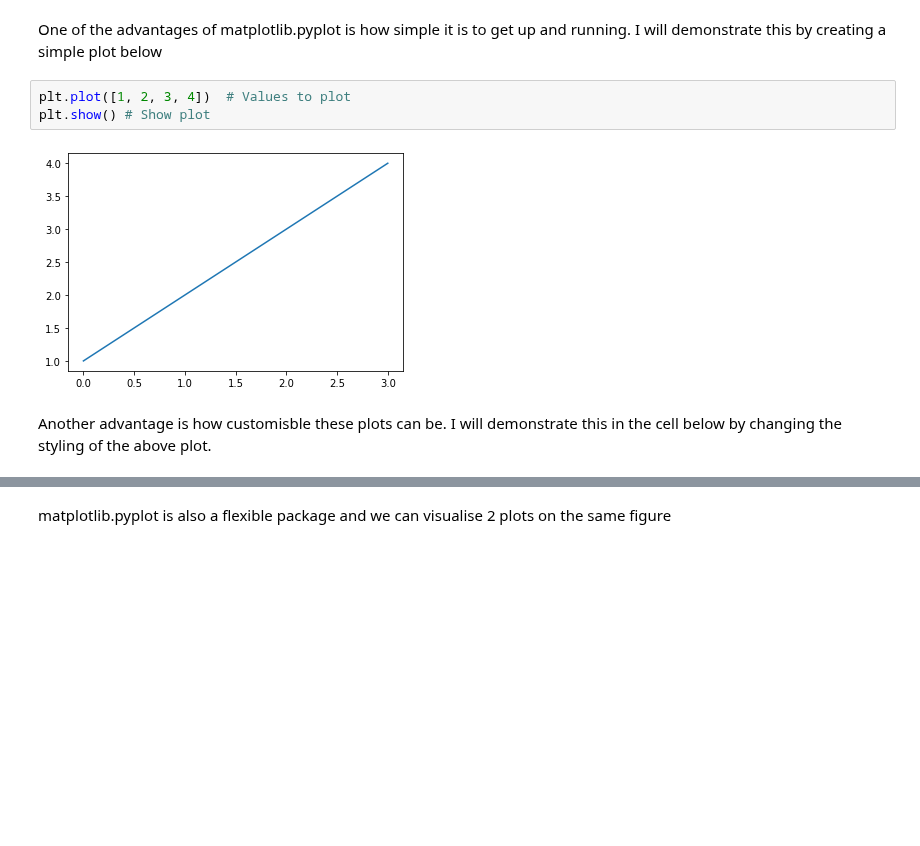
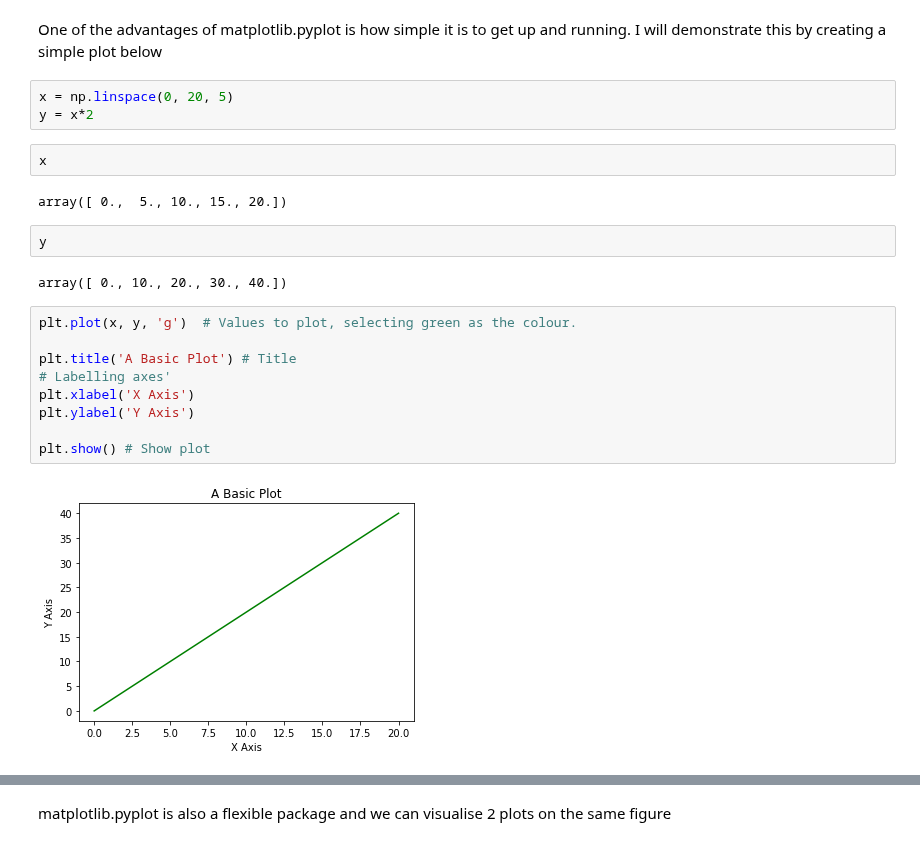
Before and after one commit to kmcd14/FofData-assessment, a Jupyter notebook: pyplot.ipynb, the cells around one changed output, grey strips where cells are left out. Cells and saved outputs as stored; diff of their text form; blank space fills up the shorter version.

```diff
--- a/pyplot.ipynb
+++ b/pyplot.ipynb
@@ -39,9 +53,24 @@ import matplotlib.pyplot as plt
 # %% [markdown]
 One of the advantages of matplotlib.pyplot is how simple it is to get up and running. I will demonstrate this by creating a simple plot below
-# %%
-plt.plot([1, 2, 3, 4])  # Values to plot
-plt.show() # Show plot
-# %% [output]
-[figure, removed]
-# %% [markdown]
-Another advantage is how customisble these plots can be. I will demonstrate this in the cell below by changing the styling of the above plot.
+# %%
+x = np.linspace(0, 20, 5)
+y = x*2
+# %%
+x
+# %% [output]
+array([ 0.,  5., 10., 15., 20.])
+# %%
+y
+# %% [output]
+array([ 0., 10., 20., 30., 40.])
+# %%
+plt.plot(x, y, 'g')  # Values to plot, selecting green as the colour.
+
+plt.title('A Basic Plot') # Title
+# Labelling axes'
+plt.xlabel('X Axis')
+plt.ylabel('Y Axis')
+
+plt.show() # Show plot
+# %% [output]
+[figure, added]
```
Also changed, not shown: parts of 12 cells of this notebook.
